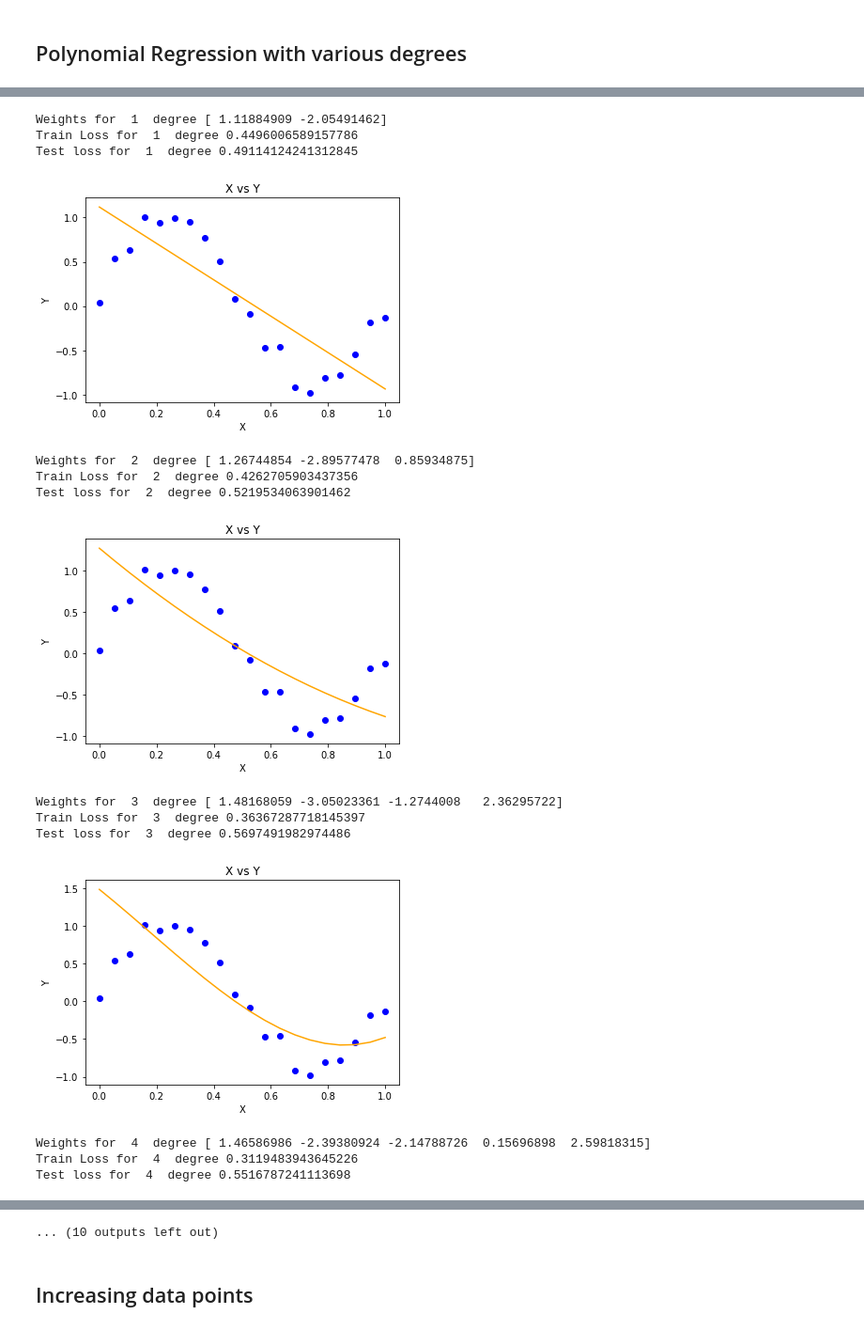
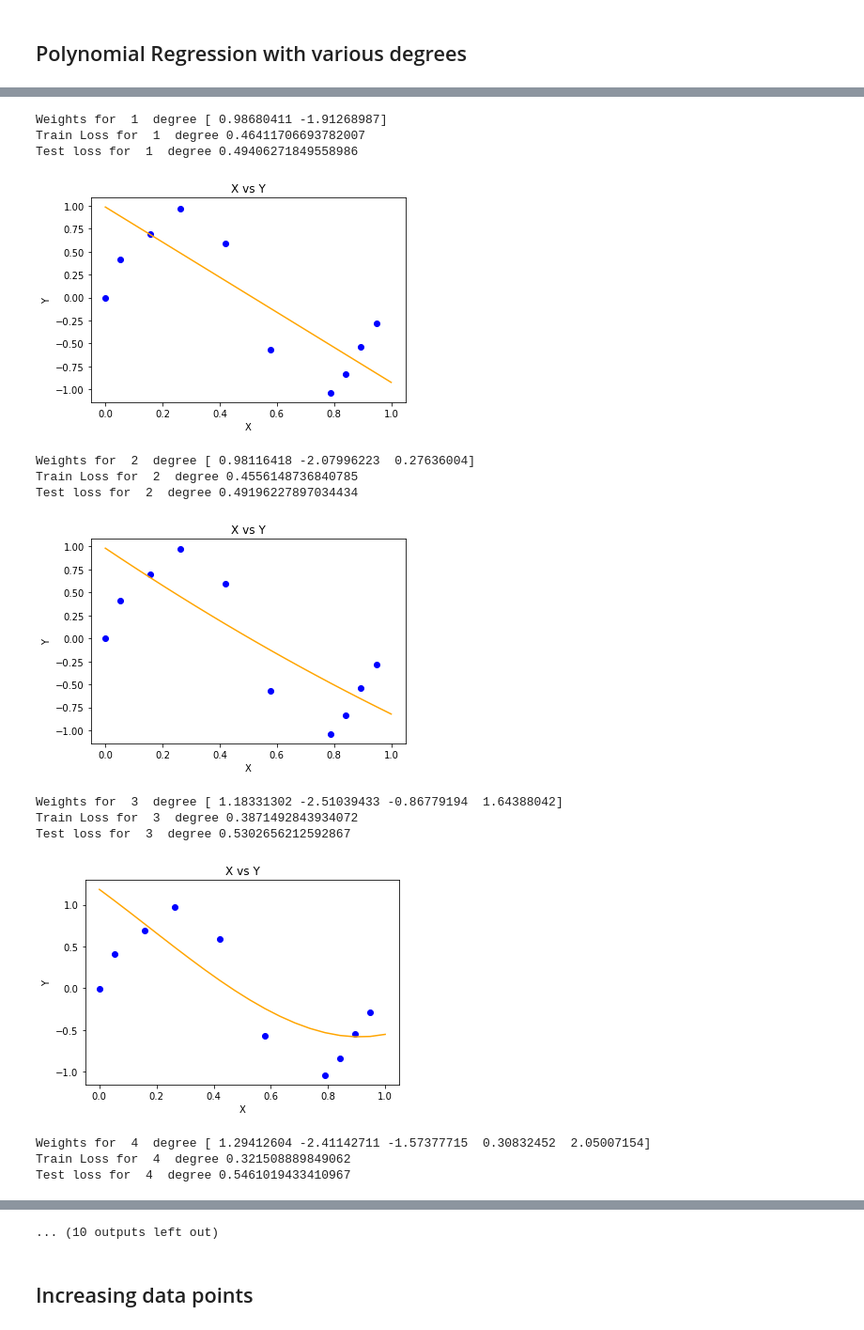
Before and after one commit to NagamSurya/Concept-of-overfitting, a Jupyter notebook: Overfit.ipynb, the cells around one changed output, grey strips where cells are left out. Shown at 94% size. Saved outputs shown, nothing was run; the diff lists cells and outputs as text; code cells hidden in the pictures.

```diff
--- a/Overfit.ipynb
+++ b/Overfit.ipynb
@@ -63,8 +63,8 @@ class PolynomailRegression() :
 
 
         # gradient descent learning
-        lossTracker=[]
-        loss=0
+
+
         for i in range( self.iterations ) :
 
             h = self.predict( self.X )
@@ -77,12 +77,11 @@ class PolynomailRegression() :
 
             self.W = self.W - self.learning_rate * ( 1 / self.m ) * np.dot( X_transform.T, error )
 
-        #print(self.W)
-        #print(Y)
+
 
         train_pred=np.dot(X_transform,self.W)
         self.train_loss=math.sqrt(np.mean((train_pred-Y)**2))
-        #print("Train loss--",train_loss)
+
         return self.W,self.train_loss
 
 
@@ -93,7 +92,7 @@ class PolynomailRegression() :
 
         # transform X for polynomial  h( x ) = w0 * x^0 + w1 * x^1 + w2 * x^2 + ........+ wn * x^n
 
-       # X_transform = self.transform( X )
+
 
         m, n = X.shape
 
@@ -141,7 +140,7 @@ def main() :
     degree9weights=[]
 
     for i in range(10):
-        model = PolynomailRegression( degree = i, learning_rate = 0.01, iterations = 30000 )
+        model = PolynomailRegression( degree = i, learning_rate = 0.01, iterations = 15000 )
 
         W,train_loss=model.fit( X_train, Y_train )
         print("Weights for ",i," degree",model.W)
@@ -154,17 +153,17 @@ def main() :
         if i==9 :
             degree9weights.append(model.W)
         print("Train Loss for ",i," degree",model.train_loss)
-        # Prediction on training set
+
         TrainTracker.append(model.train_loss)
         Y_pred = model.predict( X )
 
-        # Visualization
+
 
         y_predic=model.predict(X_test)
         test_error=y_predic-Y_test
         print("Test loss for ",i," degree",math.sqrt(np.mean((test_error)**2)))
         TestTracker.append(math.sqrt(np.mean((test_error)**2)))
-        plt.scatter( X, Y, color = 'blue' )
+        plt.scatter( X_test, Y_test, color = 'blue' )
 
 
         plt.plot( X, Y_pred, color = 'orange' )
@@ -181,8 +180,9 @@ def main() :
 
 
 
-    plt.plot(TrainTracker, label="train" ,color="blue")
-    plt.plot(TestTracker, label="test" ,color="red")
+    plt.plot(TrainTracker , label="train")
+    plt.plot(TestTracker , label="test")
+    plt.legend()
     plt.title( 'Plotting overall Train losses and Test losses for degrees from 0 to 9' )
     plt.xlabel( 'Degrees' )
     plt.ylabel( 'RMSE loss' )
@@ -190,11 +190,11 @@ def main() :
 
     print("For 0 degree the weights are")
     print(tabulate(degree0weights, headers=["W0"]))
-    print("For 1 degree")
+    print("For 1 degree the weights are")
     print(tabulate(degree1weights, headers=["W0","W1"]))
-    print("For 3 degree")
-    print(tabulate(degree3weights, headers=["W0","W1","W3","W4"]))
-    print("For 9 degree")
+    print("For 3 degree the weights are")
+    print(tabulate(degree3weights, headers=["W0","W1","W2","W3","W4"]))
+    print("For 9 degree the weights are")
     print(tabulate(degree9weights, headers=["W0","W1","W2","W3","W4","W5","W6","W7","W8","W9"]))
 
 
@@ -212,15 +212,15 @@ Test loss for  0  degree 0.6629515092849156
-Weights for  1  degree [ 1.11884909 -2.05491462]
-Train Loss for  1  degree 0.4496006589157786
-Test loss for  1  degree 0.49114124241312845
+Weights for  1  degree [ 0.98680411 -1.91268987]
+Train Loss for  1  degree 0.46411706693782007
+Test loss for  1  degree 0.49406271849558986
-[figure, old version]
+[figure, new version]
-Weights for  2  degree [ 1.26744854 -2.89577478  0.85934875]
-Train Loss for  2  degree 0.4262705903437356
-Test loss for  2  degree 0.5219534063901462
+Weights for  2  degree [ 0.98116418 -2.07996223  0.27636004]
+Train Loss for  2  degree 0.4556148736840785
+Test loss for  2  degree 0.49196227897034434
-[figure, old version]
+[figure, new version]
-Weights for  3  degree [ 1.48168059 -3.05023361 -1.2744008   2.36295722]
-Train Loss for  3  degree 0.36367287718145397
-Test loss for  3  degree 0.5697491982974486
+Weights for  3  degree [ 1.18331302 -2.51039433 -0.86779194  1.64388042]
+Train Loss for  3  degree 0.3871492843934072
+Test loss for  3  degree 0.5302656212592867
-[figure, old version]
+[figure, new version]
-Weights for  4  degree [ 1.46586986 -2.39380924 -2.14788726  0.15696898  2.59818315]
-Train Loss for  4  degree 0.3119483943645226
-Test loss for  4  degree 0.5516787241113698
+Weights for  4  degree [ 1.29412604 -2.41142711 -1.57377715  0.30832452  2.05007154]
+Train Loss for  4  degree 0.321508889849062
+Test loss for  4  degree 0.5461019433410967
```
Also changed, not shown: parts of 6 cells of this notebook.
